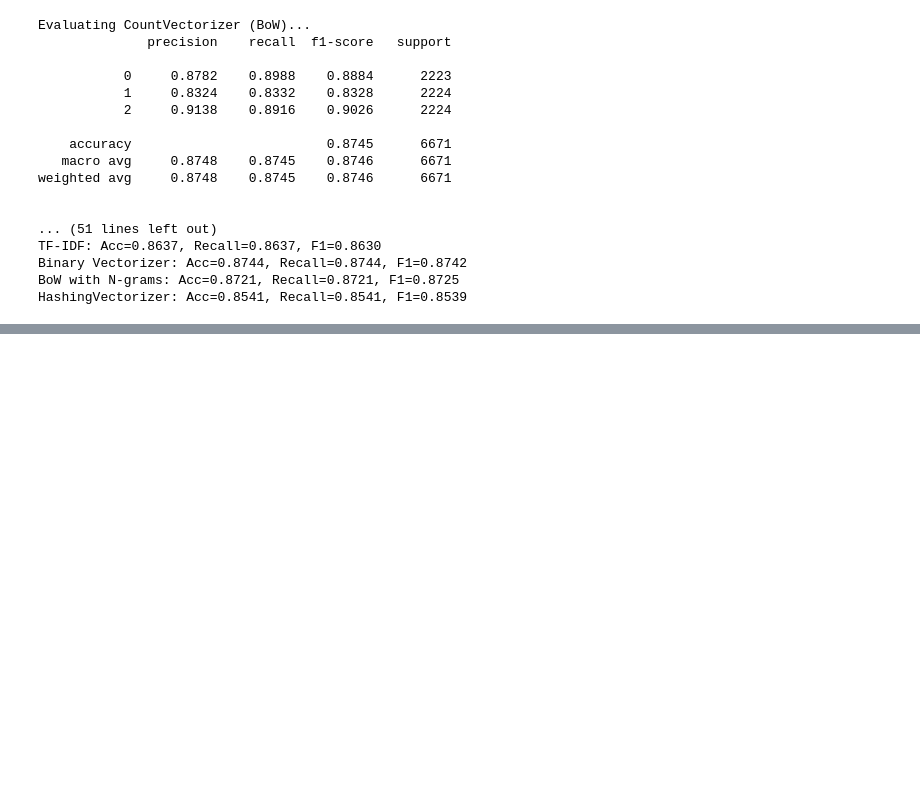
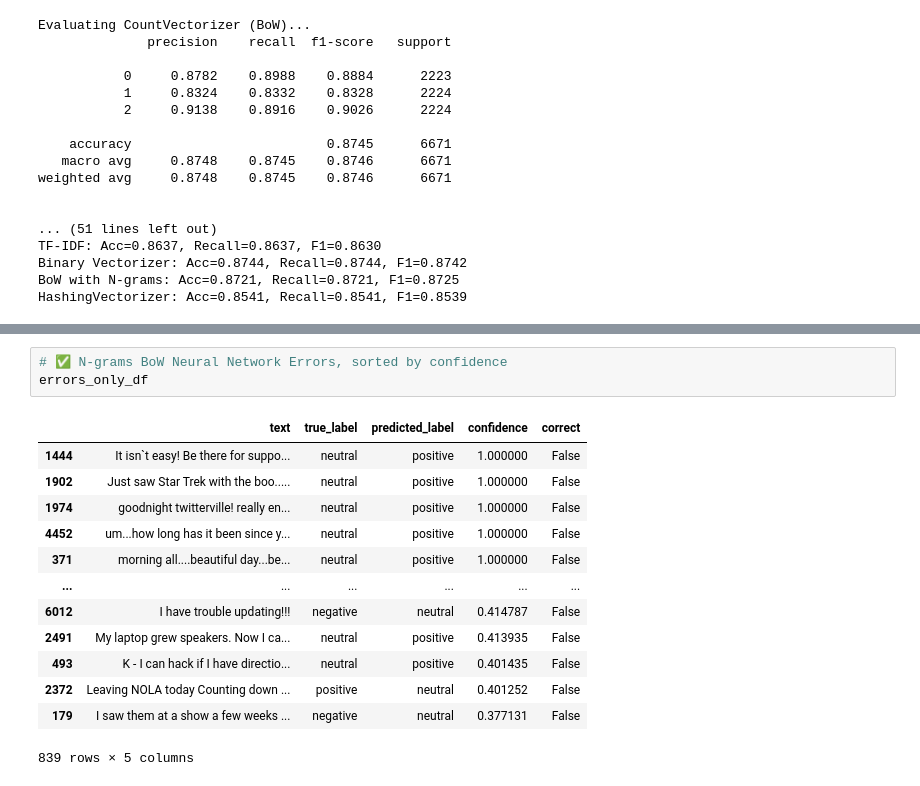
Before and after one commit to DesjardinsRepos/NLP_2025, a Jupyter notebook: 2-3-classification.ipynb, the cells around one changed output, grey strips where cells are left out. Drawn from its saved outputs; the diff is of its cells as text; blank space fills up the shorter version.

```diff
--- a/2-3-classification.ipynb
+++ b/2-3-classification.ipynb
@@ -805,0 +896,17 @@ strip_multispace          | -0.0007 | -0.0015
+# %%
+# ✅ N-grams BoW Neural Network Errors, sorted by confidence
+errors_only_df
+# %% [output]
+|  | text | true_label | predicted_label | confidence | correct |
+| 1444 | It isn`t easy! Be there for suppo... | neutral | positive | 1.000000 | False |
+| 1902 | Just saw Star Trek with the boo..... | neutral | positive | 1.000000 | False |
+| 1974 | goodnight twitterville! really en... | neutral | positive | 1.000000 | False |
+| 4452 | um...how long has it been since y... | neutral | positive | 1.000000 | False |
+| 371 | morning all....beautiful day...be... | neutral | positive | 1.000000 | False |
+| ... | ... | ... | ... | ... | ... |
+| 6012 | I have trouble updating!!! | negative | neutral | 0.414787 | False |
+| 2491 | My laptop grew speakers. Now I ca... | neutral | positive | 0.413935 | False |
+| 493 | K - I can hack if I have directio... | neutral | positive | 0.401435 | False |
+| 2372 | Leaving NOLA today Counting down ... | positive | neutral | 0.401252 | False |
+| 179 | I saw them at a show a few weeks ... | negative | neutral | 0.377131 | False |
+839 rows × 5 columns
```
Also changed, not shown: parts of 5 cells of this notebook, 1 other file.
